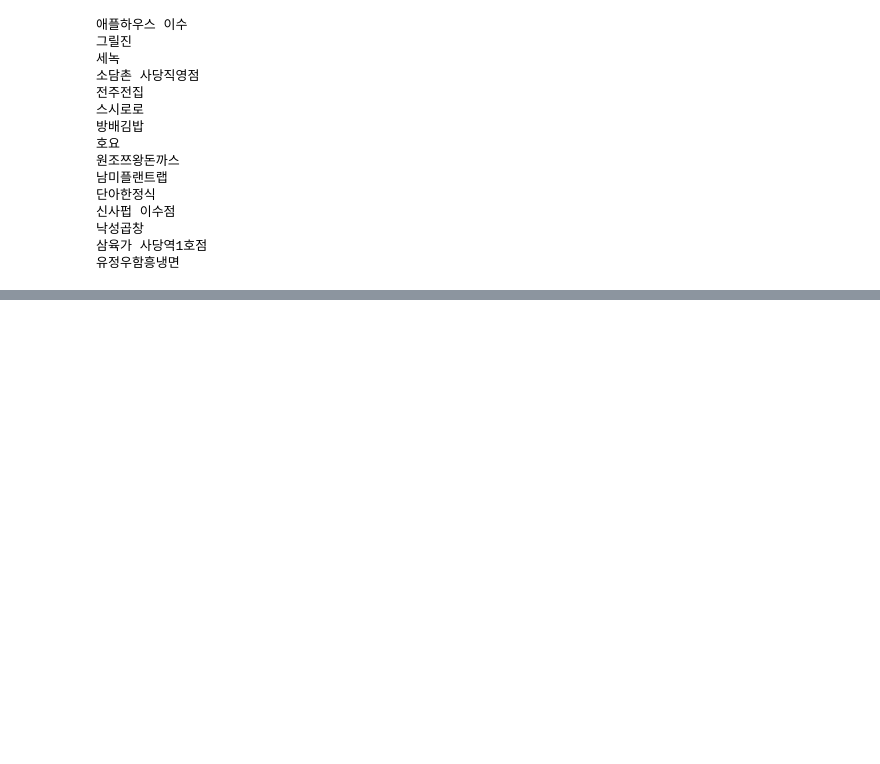
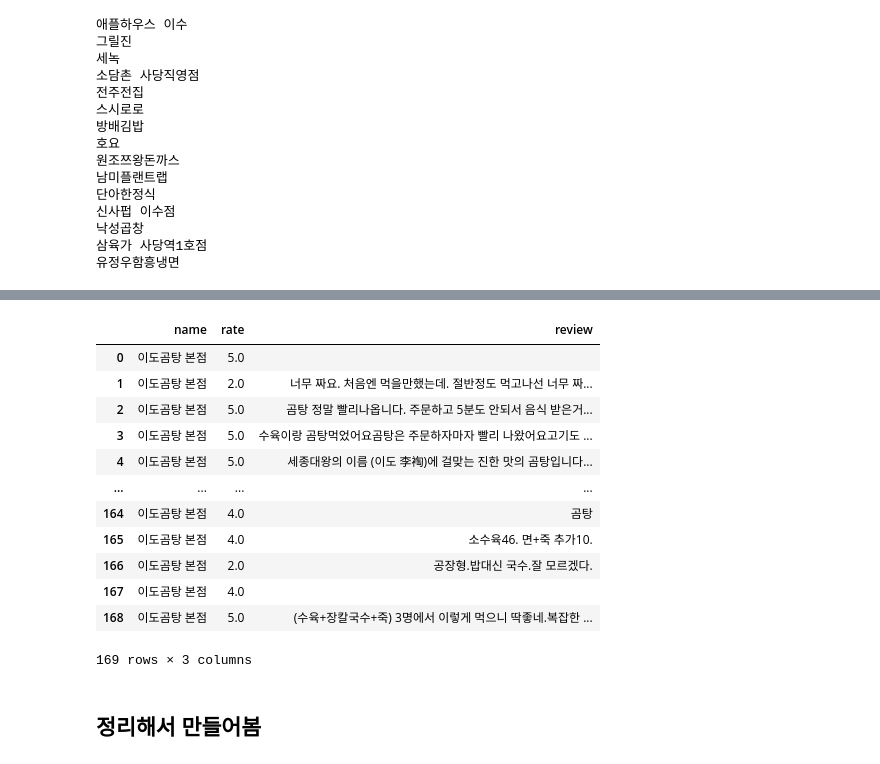
Before and after one commit to benidjor/model-restaurant-in-gangnam, a Jupyter notebook: kakaomap_crawling_pracice.ipynb, the cells around one changed output, grey strips where cells are left out. Drawn from its saved outputs; the diff is of its cells as text; code cells hidden in the pictures; blank space fills up the shorter version.

```diff
--- a/kakaomap_crawling_pracice.ipynb
+++ b/kakaomap_crawling_pracice.ipynb
@@ -307,5 +329,5 @@ Stacktrace:
 # %%
-# # 더보기 버튼을 누른 후에는 , 번호 버튼들이 존재
-#     # 해당 항목들을 수집
-# page = driver.find_elements(By.CSS_SELECTOR,'#info\.search\.page > div > a')
-# page
+# 더보기 버튼을 누른 후에는 , 번호 버튼들이 존재
+    # 해당 항목들을 수집
+page = driver.find_elements(By.CSS_SELECTOR,'#info\.search\.page > div > a')
+page
@@ -363,0 +943,12 @@ Stacktrace:
+# %%
+review_results = []
+
+for rate, review in zip(rates, reviews): # (별점목록, 리뷰목록)
+        # series = pd.Series(row, index=df.columns) # score, review 인덱스 설정. 시리즈 객체로 생성.
+        rate = ((int(rate.get("style")[6:-2]) / 100) * 5)
+        review = review.find(name="span").text
+        review_results.append({"name" : store_name,
+                              "rate" : rate,
+                              "review" : review})
+
+reviews_df = pd.DataFrame(review_results)
@@ -363,0 +973,40 @@ Stacktrace:
+# %%
+soup = bs(driver.page_source,'lxml')
+total_strong = soup.find(name="strong", attrs={"class": "total_evaluation"})
+tot_num = total_strong.find(name="span", attrs={"class": "color_b"}) # 등록된 리뷰 갯수
+contents_div = soup.find(name='div', attrs={"class": "evaluation_review"}) #리뷰 영역. 별점, 내용
+
+
+rates = contents_div.find_all(name="span", attrs={"class": "ico_star inner_star"}) # 별점값 목록
+# rates = contents_div.find(name="span", attrs={"class": "ico_star star_rate"}) # 별점값 목록
+reviews = contents_div.find_all(name="p", attrs={"class": "txt_comment"}) # 리뷰 목록
+# %%
+review_results = []
+
+for rate, review in zip(rates, reviews): # (별점목록, 리뷰목록)
+        # series = pd.Series(row, index=df.columns) # score, review 인덱스 설정. 시리즈 객체로 생성.
+        rate = ((int(rate.get("style")[6:-2]) / 100) * 5)
+        review = review.find(name="span").text
+        review_results.append({"name" : store_name,
+                              "rate" : rate,
+                              "review" : review})
+
+reviews_df = pd.DataFrame(review_results)
+# %%
+reviews_df
+# %% [output]
+|  | name | rate | review |
+| 0 | 이도곰탕 본점 | 5.0 |  |
+| 1 | 이도곰탕 본점 | 2.0 | 너무 짜요. 처음엔 먹을만했는데. 절반정도 먹고나선 너무 짜... |
+| 2 | 이도곰탕 본점 | 5.0 | 곰탕 정말 빨리나옵니다. 주문하고 5분도 안되서 음식 받은거... |
+| 3 | 이도곰탕 본점 | 5.0 | 수육이랑 곰탕먹었어요곰탕은 주문하자마자 빨리 나왔어요고기도 ... |
+| 4 | 이도곰탕 본점 | 5.0 | 세종대왕의 이름 (이도 李裪)에 걸맞는 진한 맛의 곰탕입니다... |
+| ... | ... | ... | ... |
+| 164 | 이도곰탕 본점 | 4.0 | 곰탕 |
+| 165 | 이도곰탕 본점 | 4.0 | 소수육46. 면+죽 추가10. |
+| 166 | 이도곰탕 본점 | 2.0 | 공장형.밥대신 국수.잘 모르겠다. |
+| 167 | 이도곰탕 본점 | 4.0 |  |
+| 168 | 이도곰탕 본점 | 5.0 | (수육+장칼국수+죽) 3명에서 이렇게 먹으니 딱좋네.복잡한 ... |
+169 rows × 3 columns
+# %% [markdown]
+## 정리해서 만들어봄
```
Also changed, not shown: parts of 56 cells of this notebook, 1 other file.
